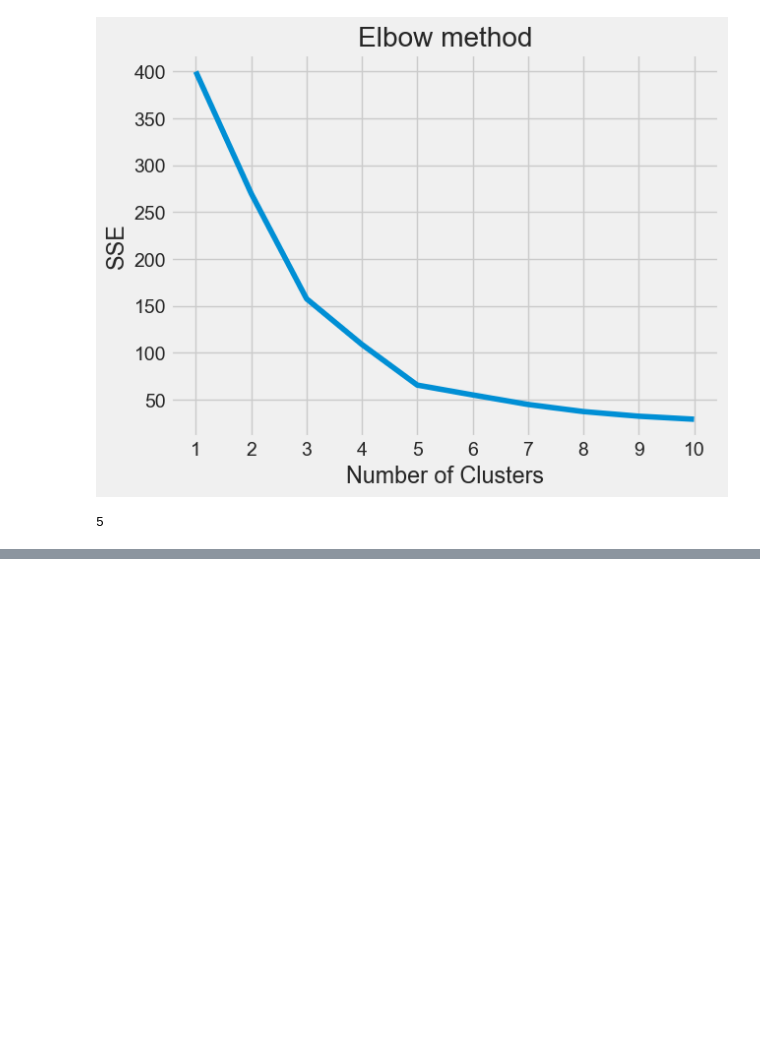
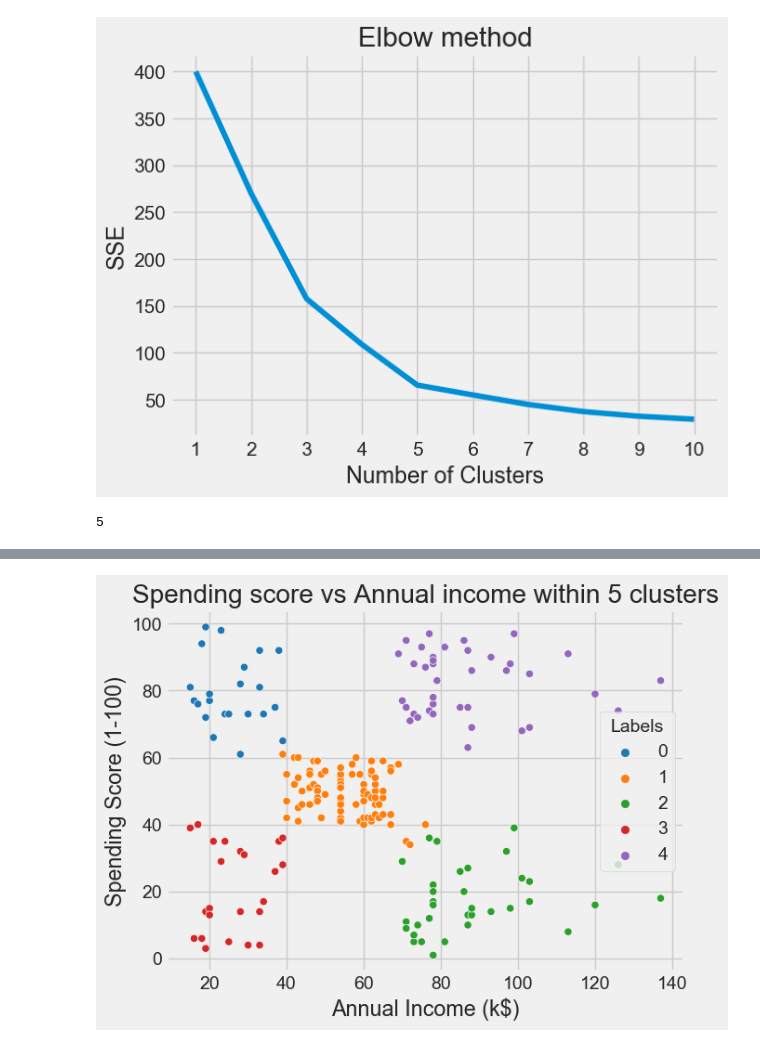
Before and after one commit to GentlemanFrog/Segmentation_mall_data, a Jupyter notebook: Mall_clients_segmentation.ipynb, the cells around one changed output, grey strips where cells are left out. Saved outputs shown, nothing was run; the diff lists cells and outputs as text; code cells hidden in the pictures; blank space fills up the shorter version.

```diff
--- a/Mall_clients_segmentation.ipynb
+++ b/Mall_clients_segmentation.ipynb
@@ -343,3 +343,11 @@ kl = KneeLocator(
 kl.elbow
 # %% [output]
 5
+# %%
+# The appropriate number of clusters = 5
+kmeans=KMeans(init='k-means++', n_clusters=5, n_init=10 ,max_iter=300, random_state=10)
+kmeans.fit(var_list)
+kmeans.labels_
+df_w_clusters = df.copy()
+df_w_clusters['Labels'] = kmeans.labels_
+df_w_clusters.head()
@@ -345,0 +361,8 @@ kl.elbow
+# %%
+# Scatter plot of groups
+plt.title("Spending score vs Annual income within 5 clusters")
+sns.scatterplot(data=df_w_clusters, x='Annual Income (k$)',
+                y="Spending Score (1-100)", hue="Labels", palette='tab10')
+plt.show()
+# %% [output]
+[figure, added]
```
Also changed, not shown: parts of 4 cells of this notebook.
